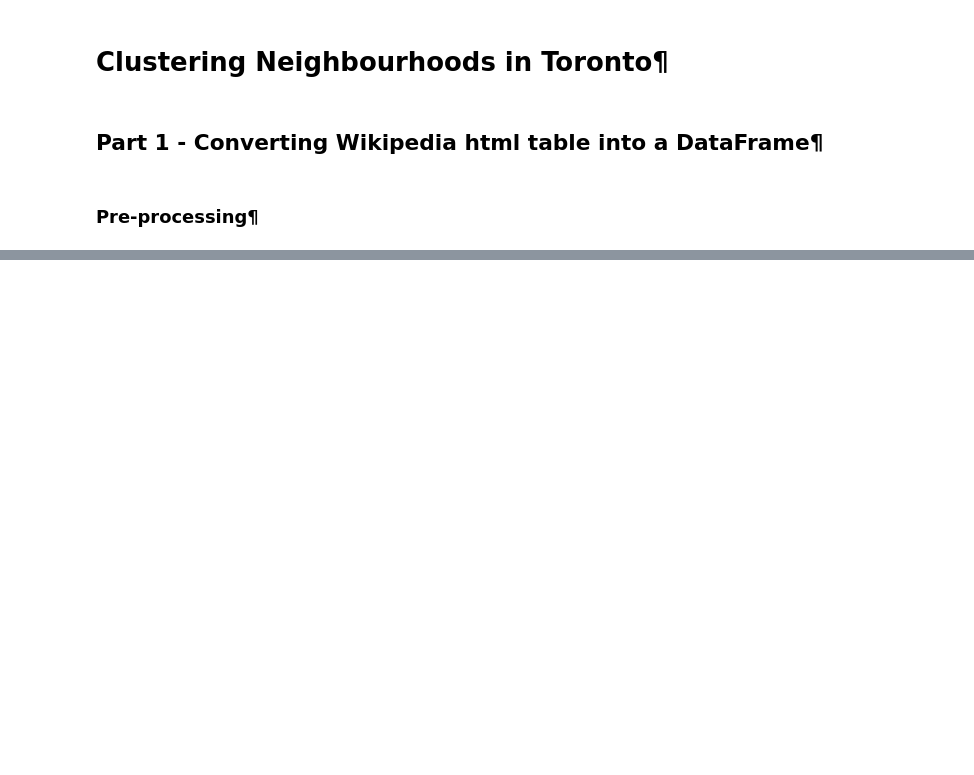
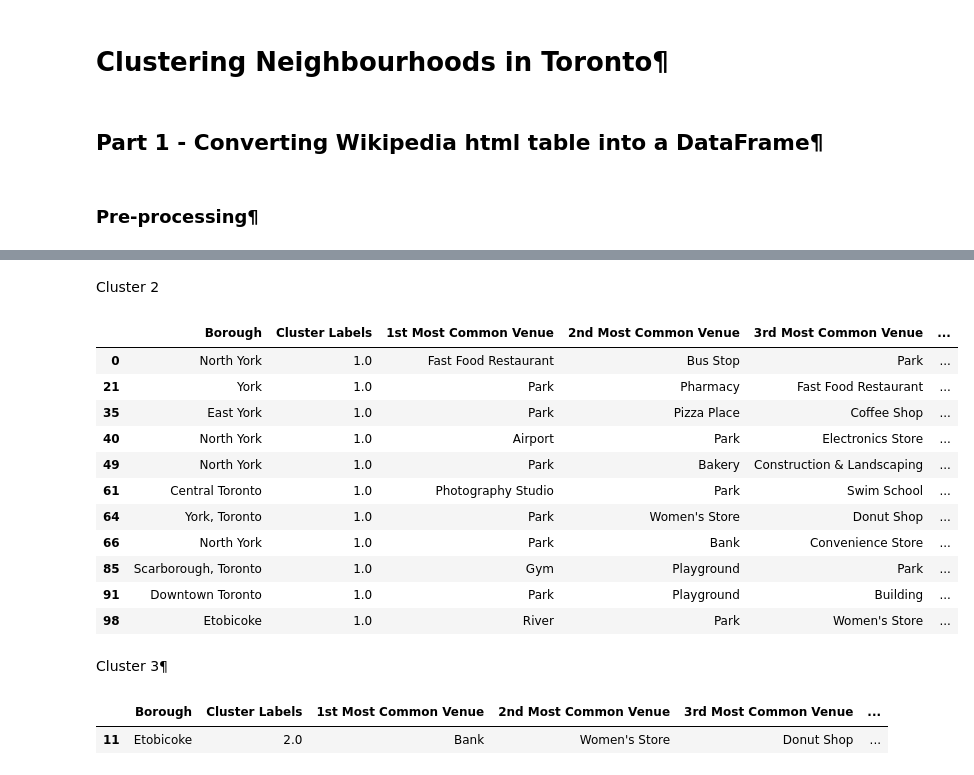
Before and after one commit to ggisha/Coursera_Capstone, a Jupyter notebook: Neighborhoods in Toronto.ipynb, the cells around one changed output, grey strips where cells are left out. Cells and saved outputs as stored; diff of their text form; code cells hidden in the pictures; blank space fills up the shorter version.

Commit message:
Published from Watson Studio.

```diff
--- a/Neighborhoods in Toronto.ipynb
+++ b/Neighborhoods in Toronto.ipynb
@@ -254,0 +588,24 @@ DT_merge.loc[DT_merge['Cluster'] == 4, DT_merge.columns[[2] + list(range(5, DT_m
+# %% [markdown]
+Cluster 2
+# %%
+toronto_merged.loc[toronto_merged['Cluster Labels'] == 1, toronto_merged.columns[[1] + list(range(5, toronto_merged.shape[1]))]]
+# %% [output]
+|  | Borough | Cluster Labels | 1st Most Common Venue | 2nd Most Common Venue | 3rd Most Common Venue | ... |
+| 0 | North York | 1.0 | Fast Food Restaurant | Bus Stop | Park | ... |
+| 21 | York | 1.0 | Park | Pharmacy | Fast Food Restaurant | ... |
+| 35 | East York | 1.0 | Park | Pizza Place | Coffee Shop | ... |
+| 40 | North York | 1.0 | Airport | Park | Electronics Store | ... |
+| 49 | North York | 1.0 | Park | Bakery | Construction & Landscaping | ... |
+| 61 | Central Toronto | 1.0 | Photography Studio | Park | Swim School | ... |
+| 64 | York, Toronto | 1.0 | Park | Women's Store | Donut Shop | ... |
+| 66 | North York | 1.0 | Park | Bank | Convenience Store | ... |
+| 85 | Scarborough, Toronto | 1.0 | Gym | Playground | Park | ... |
+| 91 | Downtown Toronto | 1.0 | Park | Playground | Building | ... |
+| 98 | Etobicoke | 1.0 | River | Park | Women's Store | ... |
+# %% [markdown]
+Cluster 3¶
+# %%
+toronto_merged.loc[toronto_merged['Cluster Labels'] == 2, toronto_merged.columns[[1] + list(range(5, toronto_merged.shape[1]))]]
+# %% [output]
+|  | Borough | Cluster Labels | 1st Most Common Venue | 2nd Most Common Venue | 3rd Most Common Venue | ... |
+| 11 | Etobicoke | 2.0 | Bank | Women's Store | Donut Shop | ... |
```
Also changed, not shown: parts of 95 cells of this notebook.
